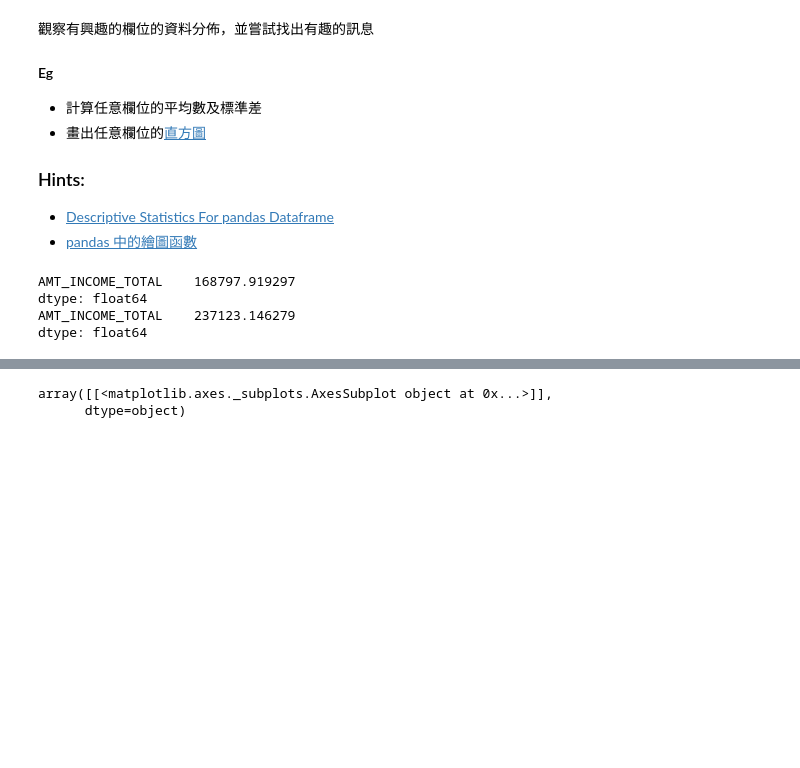
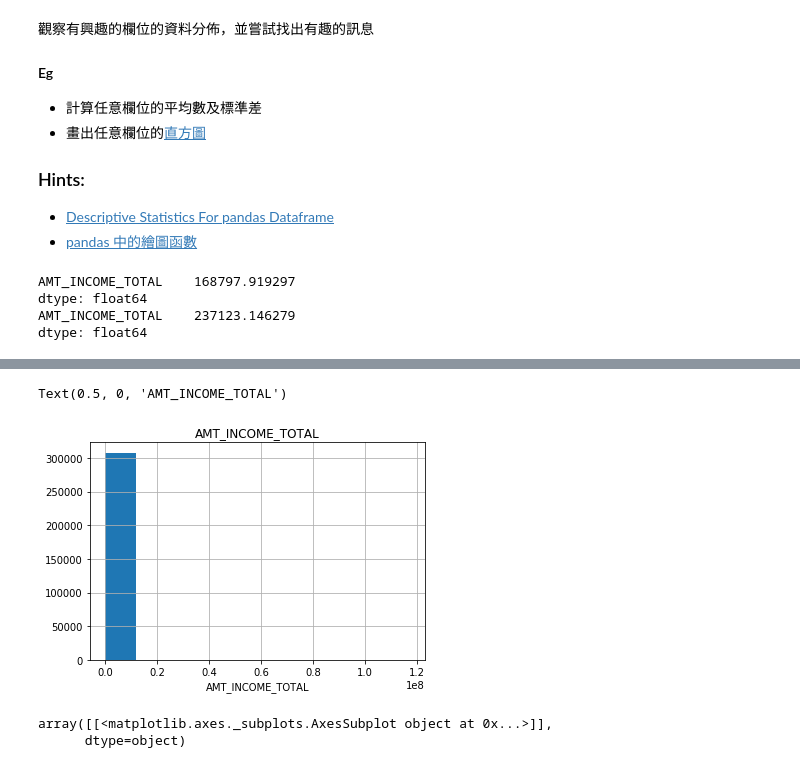
Before and after one commit to Julian-Chu/2nd-ML100Days, a Jupyter notebook: Day_005_HW.ipynb, the cells around one changed output, grey strips where cells are left out. Cells and saved outputs as stored; diff of their text form; code cells hidden in the pictures; blank space fills up the shorter version.

```diff
--- a/Day_005_HW.ipynb
+++ b/Day_005_HW.ipynb
@@ -37,3 +49,9 @@ dtype: float64
+# %%
+subtrain.hist()
+plt.xlabel('AMT_INCOME_TOTAL')
+# %% [output]
+Text(0.5, 0, 'AMT_INCOME_TOTAL')
+[figure, added]
 # %%
 subtrain.head(10000).hist(bins=40)
 # %% [output]
```
Also changed, not shown: parts of 2 cells of this notebook, 3 other files.
